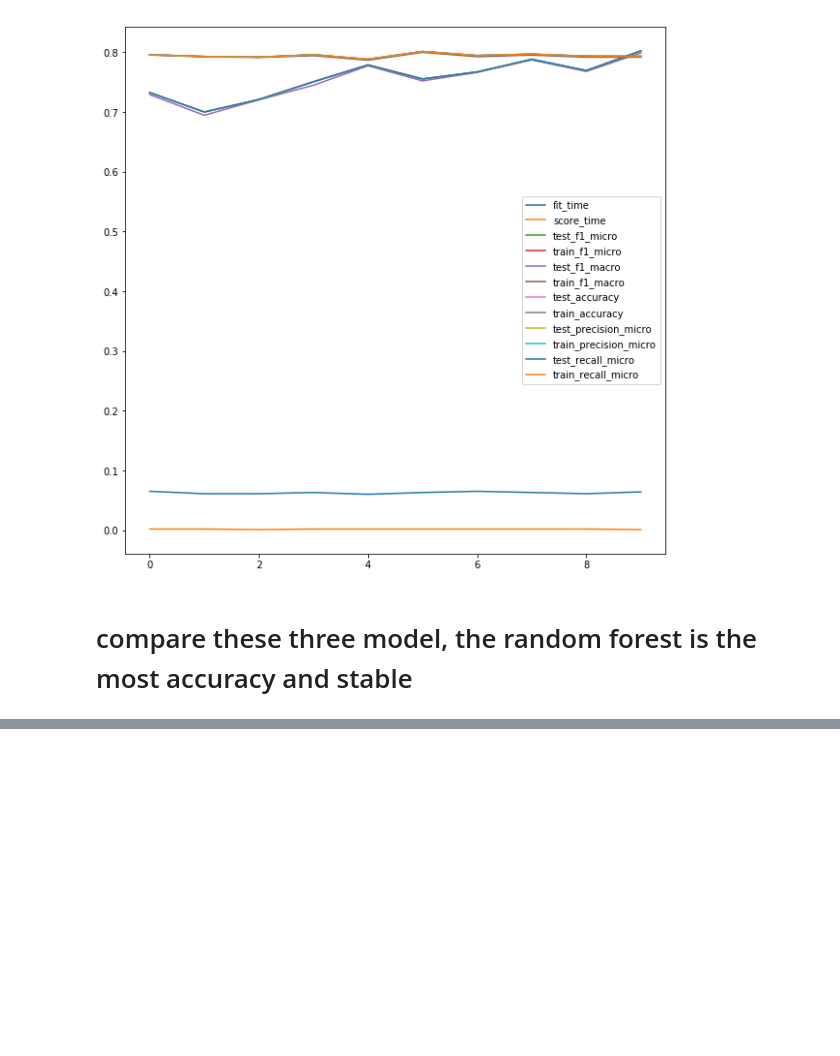
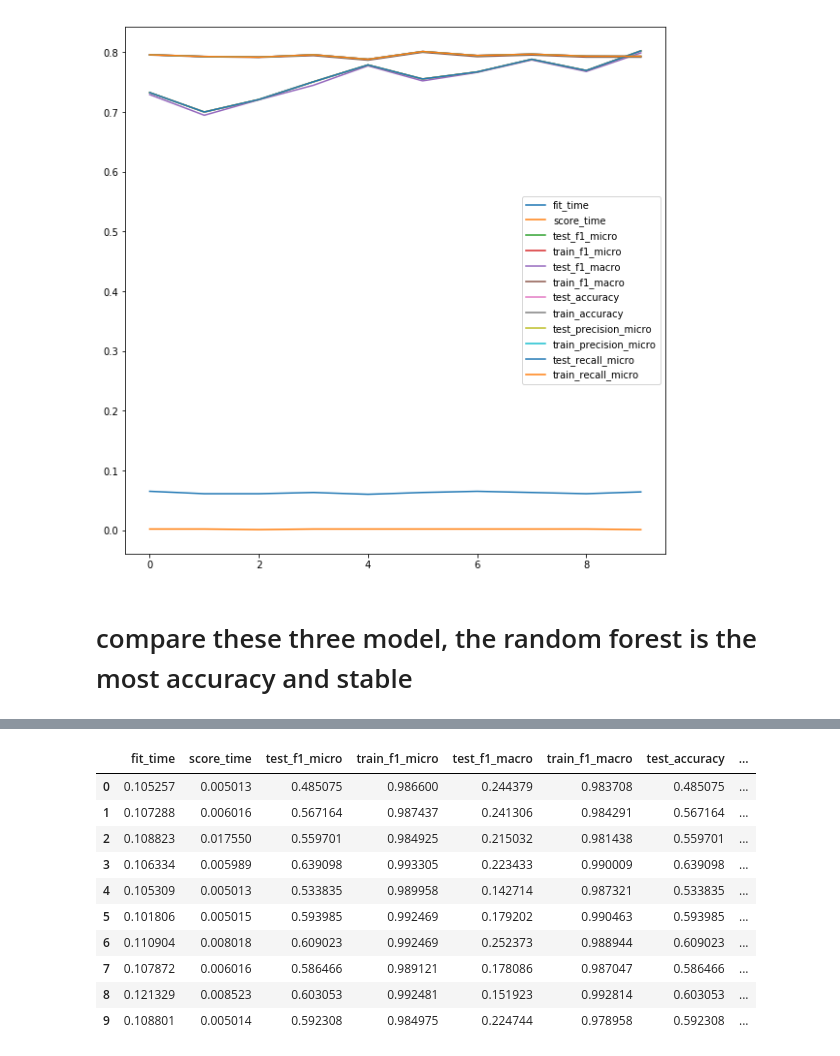
Before and after one commit to nichengzhi/chengzhi_ni, a Jupyter notebook: Assignment_03/assignment_03.ipynb, the cells around one changed output, grey strips where cells are left out. Cells and saved outputs as stored; diff of their text form; code cells hidden in the pictures; blank space fills up the shorter version.

```diff
--- a/Assignment_03/Untitled.ipynb
+++ b/Assignment_03/assignment_03.ipynb
@@ -1021,0 +1323,20 @@ AttributeError: 'RandomForestClassifier' object has no attribute 'decision_funct
+# %%
+from sklearn.model_selection import cross_validate
+scores = cross_validate(rf, doc_vectors,y, cv=10,
+                        scoring=['f1_micro', 'f1_macro', 'accuracy', 'precision_micro', 'recall_micro'],
+                        return_train_score=True
+                       )
+svc_scores = printscore(scores)
+svc_scores
+# %% [output]
+|  | fit_time | score_time | test_f1_micro | train_f1_micro | test_f1_macro | train_f1_macro | test_accuracy | ... |
+| 0 | 0.105257 | 0.005013 | 0.485075 | 0.986600 | 0.244379 | 0.983708 | 0.485075 | ... |
+| 1 | 0.107288 | 0.006016 | 0.567164 | 0.987437 | 0.241306 | 0.984291 | 0.567164 | ... |
+| 2 | 0.108823 | 0.017550 | 0.559701 | 0.984925 | 0.215032 | 0.981438 | 0.559701 | ... |
+| 3 | 0.106334 | 0.005989 | 0.639098 | 0.993305 | 0.223433 | 0.990009 | 0.639098 | ... |
+| 4 | 0.105309 | 0.005013 | 0.533835 | 0.989958 | 0.142714 | 0.987321 | 0.533835 | ... |
+| 5 | 0.101806 | 0.005015 | 0.593985 | 0.992469 | 0.179202 | 0.990463 | 0.593985 | ... |
+| 6 | 0.110904 | 0.008018 | 0.609023 | 0.992469 | 0.252373 | 0.988944 | 0.609023 | ... |
+| 7 | 0.107872 | 0.006016 | 0.586466 | 0.989121 | 0.178086 | 0.987047 | 0.586466 | ... |
+| 8 | 0.121329 | 0.008523 | 0.603053 | 0.992481 | 0.151923 | 0.992814 | 0.603053 | ... |
+| 9 | 0.108801 | 0.005014 | 0.592308 | 0.984975 | 0.224744 | 0.978958 | 0.592308 | ... |
```
Also changed, not shown: parts of 76 cells of this notebook, 6 other files.
